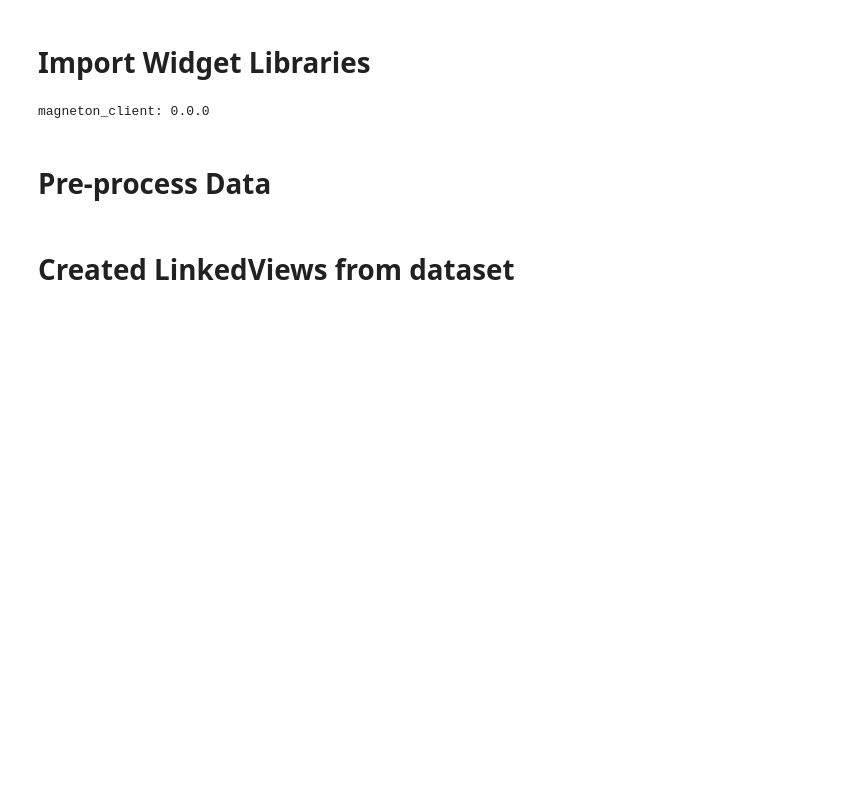
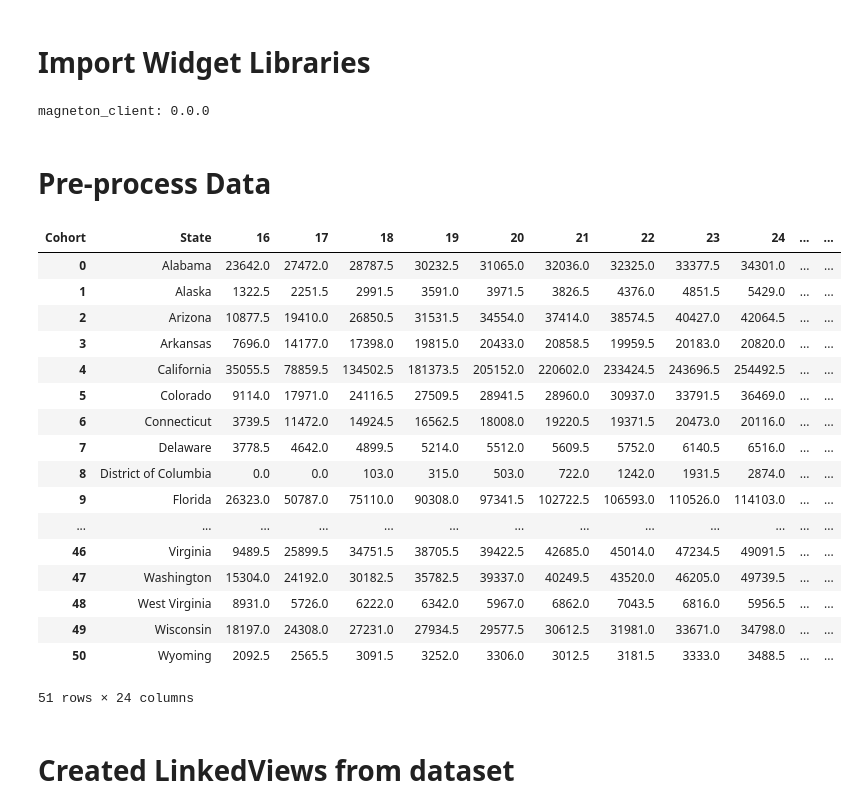
Before and after one commit to megagonlabs/magneton, a Jupyter notebook: notebooks/prebuilt_widget_example.ipynb, the cells around one changed output. Cells and saved outputs as stored; diff of their text form; code cells hidden in the pictures; blank space fills up the shorter version.

```diff
--- a/notebooks/prebuilt_widget_example.ipynb
+++ b/notebooks/prebuilt_widget_example.ipynb
@@ -25,6 +23,27 @@ def transform_data(data_url):
 data_url ='https://data.transportation.gov/api/views/xfkb-3bxx/rows.csv?accessType=DOWNLOAD'
 
 state_data_df = transform_data(data_url)
+# %%
+state_data_df
+# %% [output]
+| Cohort | State | 16 | 17 | 18 | 19 | 20 | 21 | 22 | 23 | 24 | ... | ... |
+| 0 | Alabama | 23642.0 | 27472.0 | 28787.5 | 30232.5 | 31065.0 | 32036.0 | 32325.0 | 33377.5 | 34301.0 | ... | ... |
+| 1 | Alaska | 1322.5 | 2251.5 | 2991.5 | 3591.0 | 3971.5 | 3826.5 | 4376.0 | 4851.5 | 5429.0 | ... | ... |
+| 2 | Arizona | 10877.5 | 19410.0 | 26850.5 | 31531.5 | 34554.0 | 37414.0 | 38574.5 | 40427.0 | 42064.5 | ... | ... |
+| 3 | Arkansas | 7696.0 | 14177.0 | 17398.0 | 19815.0 | 20433.0 | 20858.5 | 19959.5 | 20183.0 | 20820.0 | ... | ... |
+| 4 | California | 35055.5 | 78859.5 | 134502.5 | 181373.5 | 205152.0 | 220602.0 | 233424.5 | 243696.5 | 254492.5 | ... | ... |
+| 5 | Colorado | 9114.0 | 17971.0 | 24116.5 | 27509.5 | 28941.5 | 28960.0 | 30937.0 | 33791.5 | 36469.0 | ... | ... |
+| 6 | Connecticut | 3739.5 | 11472.0 | 14924.5 | 16562.5 | 18008.0 | 19220.5 | 19371.5 | 20473.0 | 20116.0 | ... | ... |
+| 7 | Delaware | 3778.5 | 4642.0 | 4899.5 | 5214.0 | 5512.0 | 5609.5 | 5752.0 | 6140.5 | 6516.0 | ... | ... |
+| 8 | District of Columbia | 0.0 | 0.0 | 103.0 | 315.0 | 503.0 | 722.0 | 1242.0 | 1931.5 | 2874.0 | ... | ... |
+| 9 | Florida | 26323.0 | 50787.0 | 75110.0 | 90308.0 | 97341.5 | 102722.5 | 106593.0 | 110526.0 | 114103.0 | ... | ... |
+| ... | ... | ... | ... | ... | ... | ... | ... | ... | ... | ... | ... | ... |
+| 46 | Virginia | 9489.5 | 25899.5 | 34751.5 | 38705.5 | 39422.5 | 42685.0 | 45014.0 | 47234.5 | 49091.5 | ... | ... |
+| 47 | Washington | 15304.0 | 24192.0 | 30182.5 | 35782.5 | 39337.0 | 40249.5 | 43520.0 | 46205.0 | 49739.5 | ... | ... |
+| 48 | West Virginia | 8931.0 | 5726.0 | 6222.0 | 6342.0 | 5967.0 | 6862.0 | 7043.5 | 6816.0 | 5956.5 | ... | ... |
+| 49 | Wisconsin | 18197.0 | 24308.0 | 27231.0 | 27934.5 | 29577.5 | 30612.5 | 31981.0 | 33671.0 | 34798.0 | ... | ... |
+| 50 | Wyoming | 2092.5 | 2565.5 | 3091.5 | 3252.0 | 3306.0 | 3012.5 | 3181.5 | 3333.0 | 3488.5 | ... | ... |
+51 rows × 24 columns
 # %% [markdown]
 # Created LinkedViews from dataset
 # %%
```
Also changed, not shown: parts of 5 cells of this notebook, 2 other files.
